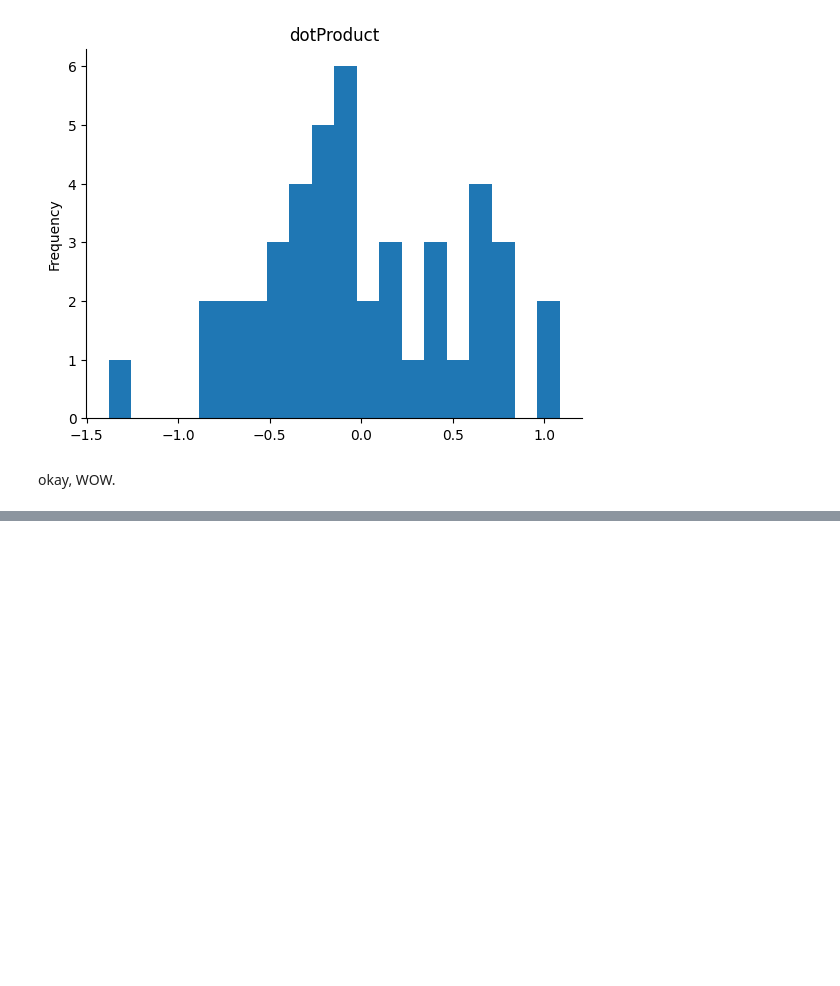
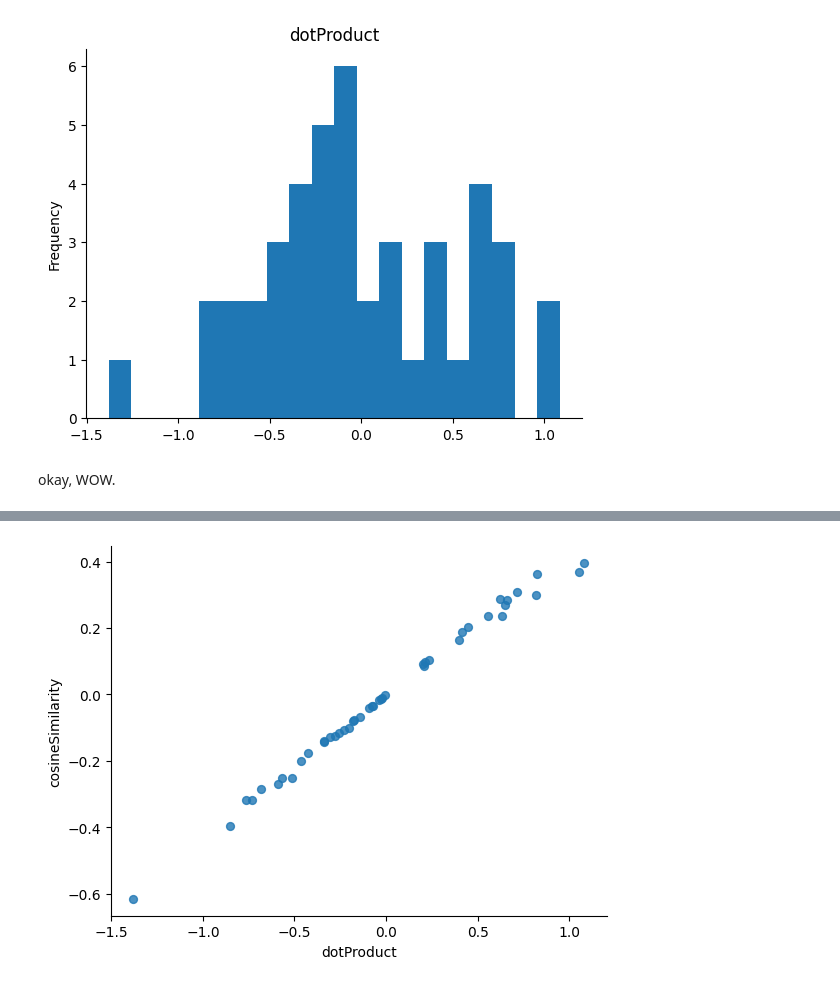
Before and after one commit to jeet1912/ms, a Jupyter notebook: ds680/finalTermProject/Untitled1.ipynb, the cells around one changed output, grey strips where cells are left out. Saved outputs shown, nothing was run; the diff lists cells and outputs as text; code cells hidden in the pictures; blank space fills up the shorter version.

```diff
--- a/ds680/finalTermProject/Untitled1.ipynb
+++ b/ds680/finalTermProject/Untitled1.ipynb
@@ -301,3 +304,12 @@ plt.gca().spines[['top', 'right',]].set_visible(False)
 [figure]
 # %% [markdown]
 okay, WOW.
+# %%
+def cosineSimilarity(a, b):
+  dot_product = np.dot(a, b)
+  norm_a = np.linalg.norm(a)
+  norm_b = np.linalg.norm(b)
+  return dot_product / (norm_a * norm_b)
+
+sentencesDf['cosineSimilarity'] = sentencesDf['compressedNR_17'].apply(lambda x: cosineSimilarity(x, lexCatInRA))
+sentencesDf.head()
@@ -303,0 +323,8 @@ okay, WOW.
+# %%
+# @title dotProduct vs cosineSimilarity
+
+from matplotlib import pyplot as plt
+sentencesDf.plot(kind='scatter', x='dotProduct', y='cosineSimilarity', s=32, alpha=.8)
+plt.gca().spines[['top', 'right',]].set_visible(False)
+# %% [output]
+[figure, added]
```
Also changed, not shown: parts of 7 cells of this notebook.
